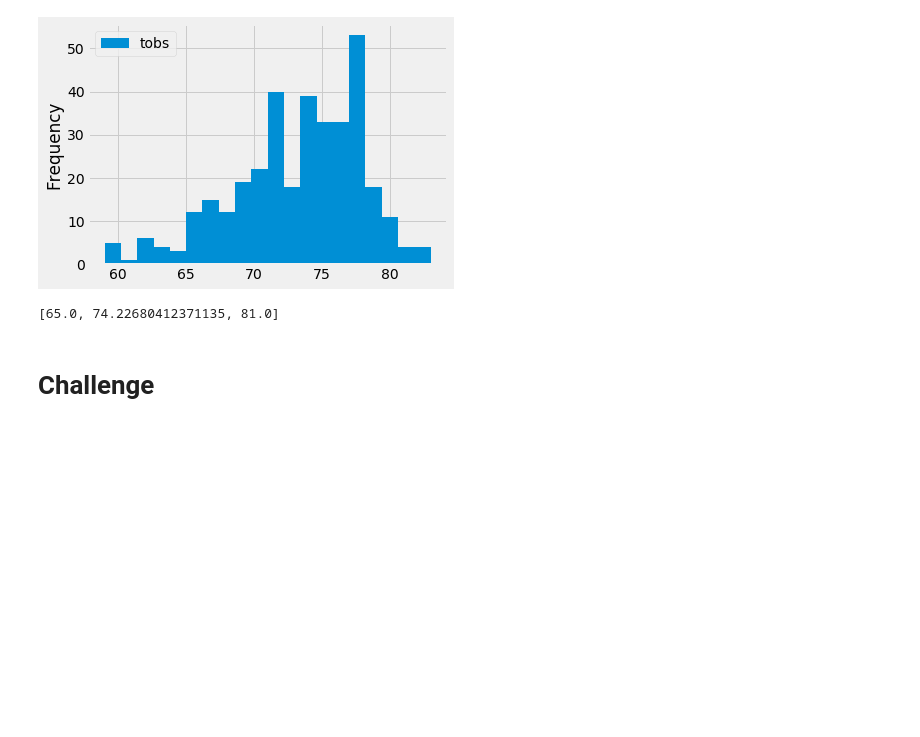
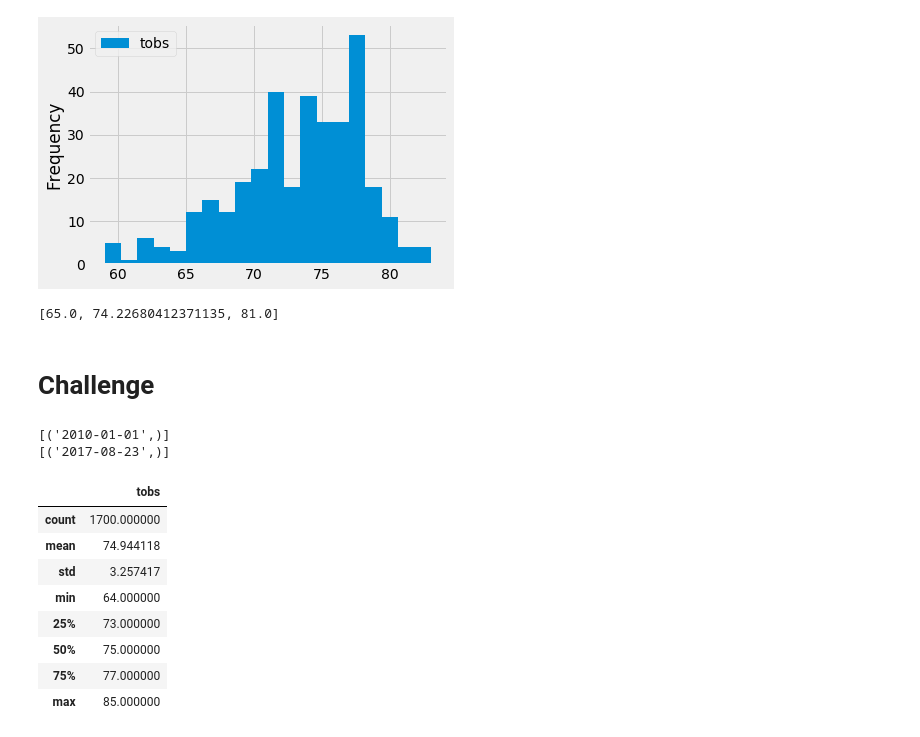
Before and after one commit to FahimaFarha/surfs_up, a Jupyter notebook: climate_analysis.ipynb, the cells around one changed output. Cells and saved outputs as stored; diff of their text form; code cells hidden in the pictures; blank space fills up the shorter version.

Commit message:
Updating Challenge data.

```diff
--- a/climate_analysis.ipynb
+++ b/climate_analysis.ipynb
@@ -148,3 +149,28 @@ calc_temps("2016-05-01", "2016-05-31")
 [65.0, 74.22680412371135, 81.0]
 # %% [markdown]
 # Challenge
+# %%
+# Get key statistical data for the month of june across all stations and years using describe()
+# Find date range of our data
+earliest_date = session.query(func.min(Measurement.date)).all()
+latest_date = session.query(func.max(Measurement.date)).all()
+print(earliest_date)
+print(latest_date)
+# %% [output]
+[('2010-01-01',)]
+[('2017-08-23',)]
+# %%
+# Get key statistical data for the month of june across all stations and years using describe()
+june_temps = session.query(Measurement.date, Measurement.tobs).filter(extract('month', Measurement.date)==6).all()
+june_temps_df = pd.DataFrame(june_temps)
+june_temps_df.describe()
+# %% [output]
+|  | tobs |
+| count | 1700.000000 |
+| mean | 74.944118 |
+| std | 3.257417 |
+| min | 64.000000 |
+| 25% | 73.000000 |
+| 50% | 75.000000 |
+| 75% | 77.000000 |
+| max | 85.000000 |
```
Also changed, not shown: parts of 4 cells of this notebook.
